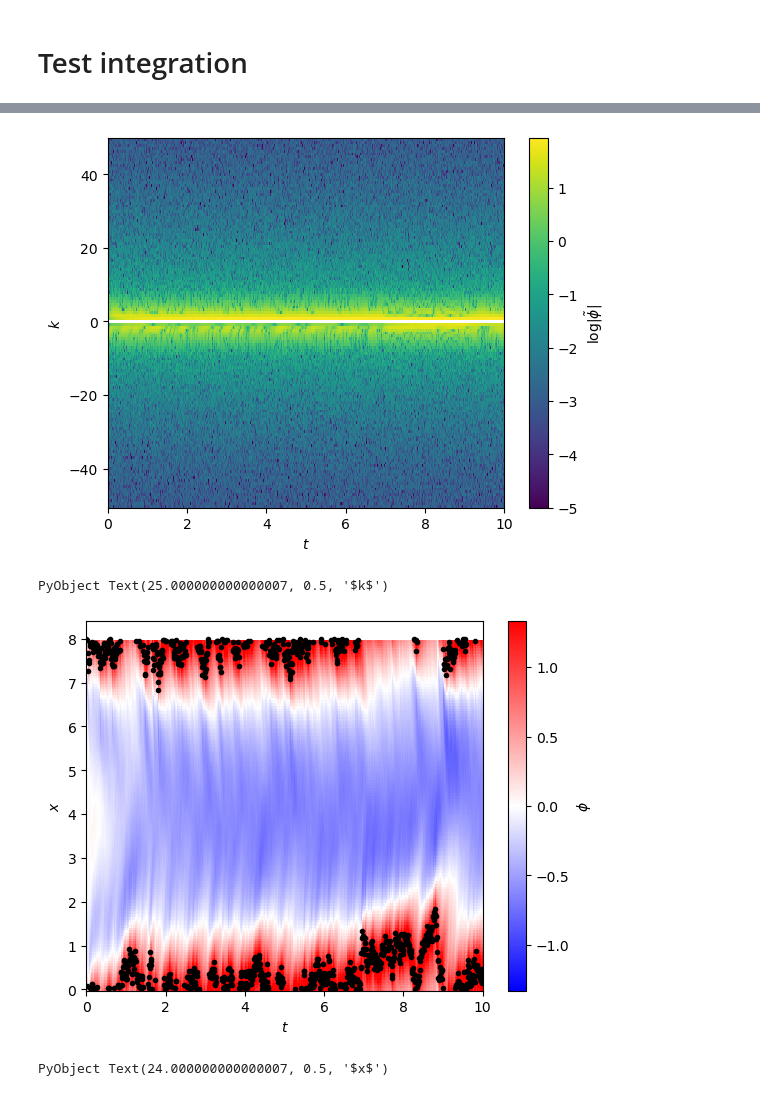
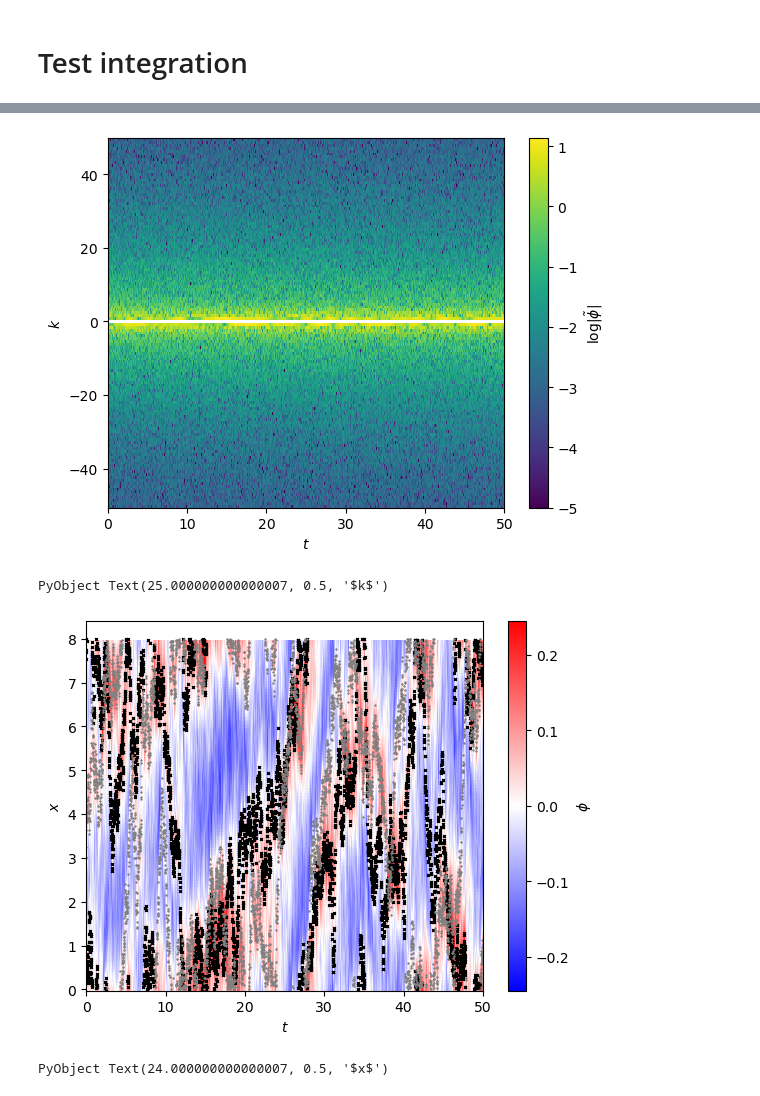
Before and after one commit to stykoo/GaussianField, a Jupyter notebook: GaussianFieldParticle.ipynb, the cells around one changed output, grey strips where cells are left out. Cells and saved outputs as stored; diff of their text form; code cells hidden in the pictures.

```diff
--- a/GaussianFieldParticle.ipynb
+++ b/GaussianFieldParticle.ipynb
@@ -16,13 +17,15 @@ Test.DefaultTestSet("Fourier test", Any[], 8, false, false, true, 1.746194171884
 params_1d = (
     L=8.,
     n=128, # Should be even
-    tmax=10.,
+    tmax=50.,
     D=1.,
     r=1.,
     T=1.,
-    k=1.,
-    A=10.,
+    k=0., # No confining potential
+    A=1.,
     σ=0.25,
     saveat=0.01,
+    m=2,
+    X0=[0., 3.]
 )
 # %% [output]
@@ -61,9 +43,12 @@ xx[2]-xx[1]
 # %%
 skip = 1
 tt = sol.t[1:skip:end]
-traj = [s[end] for s in sol.u[1:skip:end]]
-phif_sol = hcat(sol.u[1:skip:end]...)[1:end-1, :]
+trajs = [
+    [s[params_1d.n+k] for s in sol.u[1:skip:end]]
+    for k=1:params_1d.m
+]
+phif_sol = hcat(sol.u[1:skip:end]...)[1:end-params_1d.m, :]
 println(size(phif_sol))
-phi_sol = hcat([custom_irfft(s[1:end-1]) for s in sol.u[1:skip:end]]...)
+    phi_sol = hcat([custom_irfft(s[1:end-params_1d.m]) for s in sol.u[1:skip:end]]...)
 println(size(phi_sol))
 # %% [output]
@@ -84,18 +72,19 @@ fig.colorbar(p, label=raw"$\log|\tilde\phi|$")
 ax.set_xlabel(raw"$t$")
 ax.set_ylabel(raw"$k$")
 # %% [output]
-[figure, old version]
+[figure, new version]
 PyObject Text(25.000000000000007, 0.5, '$k$')
 # %%
 fig, ax = subplots()
 vm = 0.75 * maximum(abs.(phi_sol))
 p = ax.pcolormesh(tt, xx, phi_sol, vmin=-vm, vmax=vm, cmap="bwr")
-ax.plot(tt, mod1.(traj, params_1d.L), "k.")
+ax.plot(tt, mod1.(trajs[1], params_1d.L), "x", color="0.", ms=2)
+ax.plot(tt, mod1.(trajs[2], params_1d.L), "+", color="0.5", ms=2)
 fig.colorbar(p, label=raw"$\phi$")
 ax.set_xlabel(raw"$t$")
 ax.set_ylabel(raw"$x$")
 # %% [output]
-[figure, old version]
+[figure, new version]
 PyObject Text(24.000000000000007, 0.5, '$x$')
 # %%
 fig, ax = subplots()
```
Also changed, not shown: parts of 23 cells of this notebook, 2 other files.
